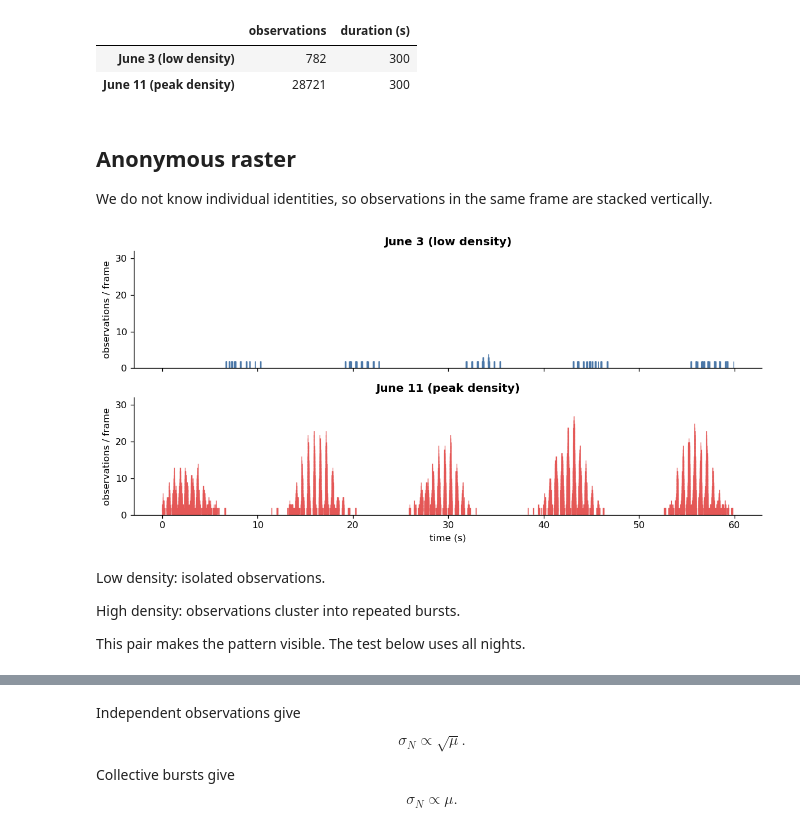
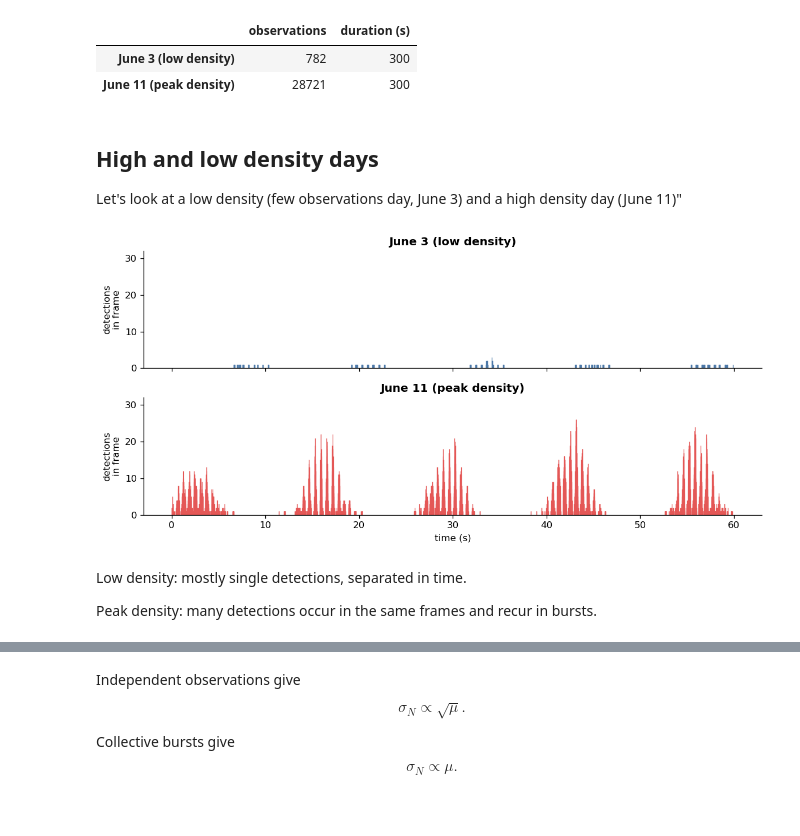
Before and after one commit to shaevitz/567-Crowd-Control, a Jupyter notebook: lectures/lecture-02-firefly-synchronization.ipynb, the cells around one changed output, grey strips where cells are left out. Saved outputs shown, nothing was run; the diff lists cells and outputs as text; code cells hidden in the pictures.

```diff
--- a/lectures/lecture-02-firefly-synchronization.ipynb
+++ b/lectures/lecture-02-firefly-synchronization.ipynb
@@ -285,40 +288,32 @@ pd.DataFrame({
 | June 3 (low density) | 782 | 300 |
 | June 11 (peak density) | 28721 | 300 |
 # %% [markdown]
-## Anonymous raster
+## High and low density days
 
-We do not know individual identities, so observations in the same frame are stacked vertically.
+Let's look at a low density (few observations day, June 3) and a high density day (June 11)"
 # %%
-RASTER_START_S = {"June 3": 14, "June 11": 231}
-RASTER_DURATION_S = 60
+ACTIVITY_START_S = {"June 3": 14, "June 11": 231}
+ACTIVITY_DURATION_S = 60
 
 fig, axes = plt.subplots(2, 1, figsize=(10, 4.8), sharex=True, sharey=True)
 
 for ax, (night, observations) in zip(axes, fireflies.items()):
-    start = RASTER_START_S[night]
-    view = observations.query("@start <= time_s < @start + @RASTER_DURATION_S").copy()
-    view["within_frame_rank"] = view.groupby("frame").cumcount() + 1
+    first_frame = WINDOWS[night][1] + round(ACTIVITY_START_S[night] * FPS)
+    frames = np.arange(first_frame, first_frame + ACTIVITY_DURATION_S * FPS)
+    counts = observations.groupby("frame").size().reindex(frames, fill_value=0)
+    time_s = (frames - first_frame) / FPS
 
-    ax.scatter(
-        view["time_s"] - start,
-        view["within_frame_rank"],
-        marker="|",
-        s=45,
-        linewidths=0.8,
-        color=COLORS[night],
-    )
+    ax.vlines(time_s, 0, counts, lw=0.8, color=COLORS[night])
     ax.set_title(NIGHT_LABELS[night])
-    ax.set_ylabel("observations / frame")
+    ax.set_ylabel("detections\nin frame")
     ax.set_ylim(0, 32)
 
 axes[-1].set_xlabel("time (s)")
 fig.tight_layout()
 plt.show()
 # %% [output]
-[figure, old version]
+[figure, new version]
 # %% [markdown]
-Low density: isolated observations.
+Low density: mostly single detections, separated in time.
 
-High density: observations cluster into repeated bursts.
-
-This pair makes the pattern visible. The test below uses all nights.
+Peak density: many detections occur in the same frames and recur in bursts.
```
Also changed, not shown: parts of 20 cells of this notebook.
